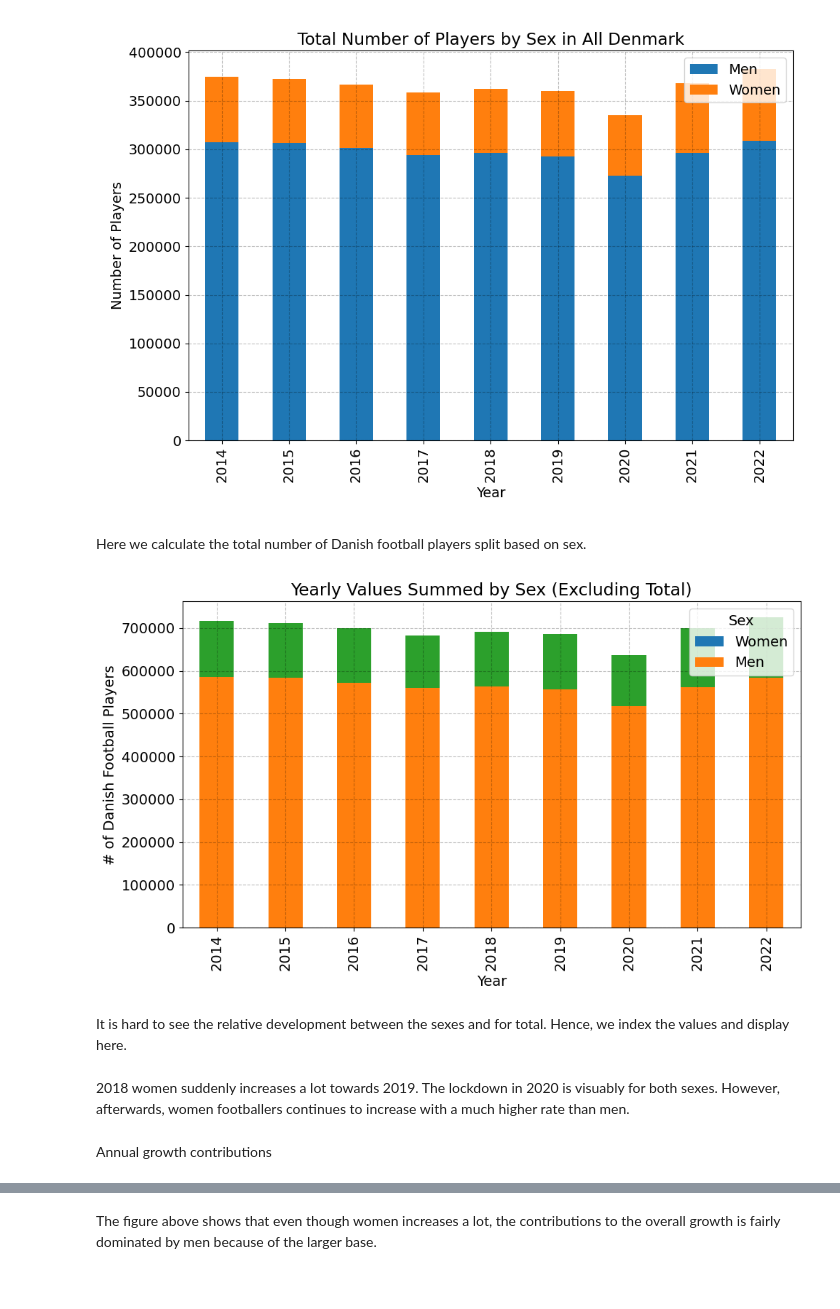
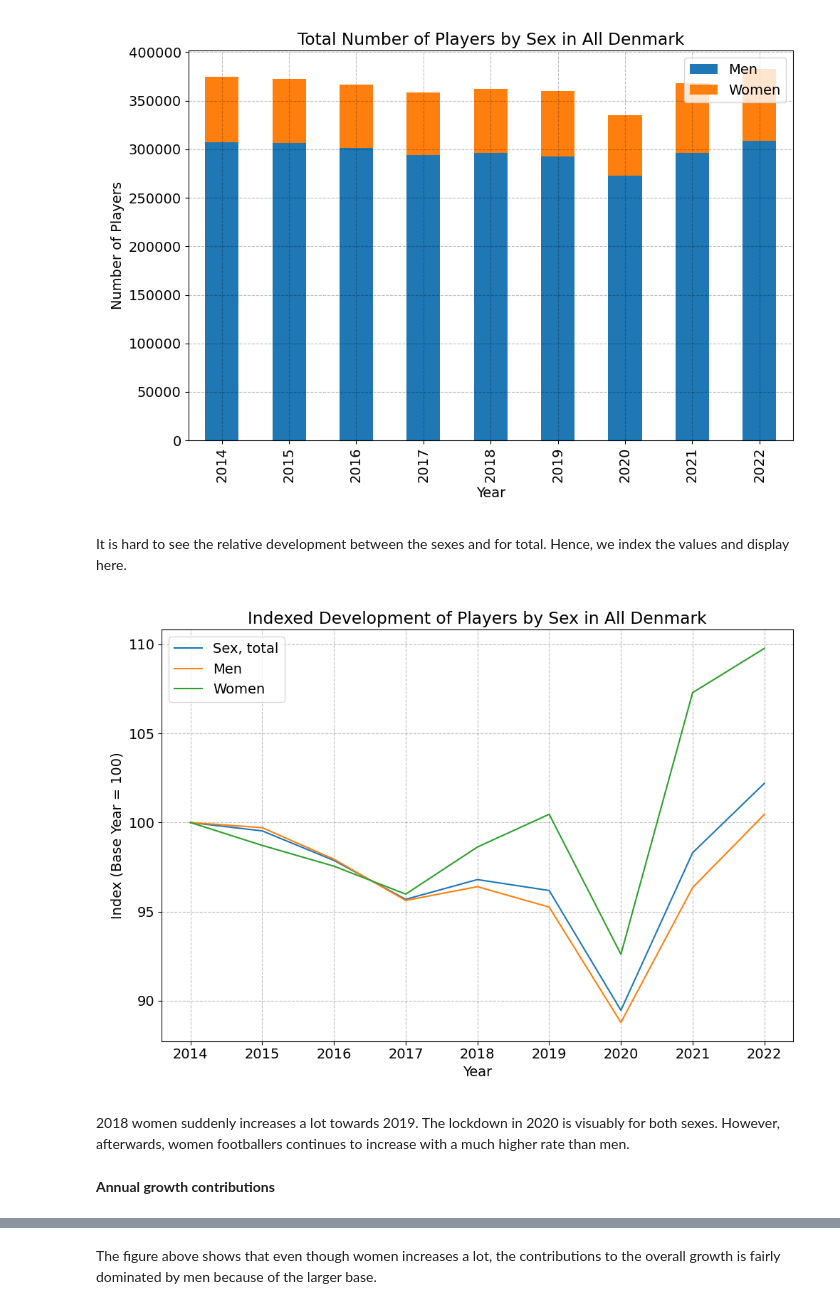
Before and after one commit to NumEconCopenhagen/projects-2024-econtechvets, a Jupyter notebook: dataproject/dataproject.ipynb, the cells around one changed output, grey strips where cells are left out. Saved outputs shown, nothing was run; the diff lists cells and outputs as text; code cells hidden in the pictures.

```diff
--- a/dataproject/dataproject.ipynb
+++ b/dataproject/dataproject.ipynb
@@ -227,24 +198,5 @@ total_players_dk(merged_df)
 Image(filename='stacked_bar_chart.png')
 # %% [output]
 [figure]
-# %% [markdown]
-Here we calculate the total number of Danish football players split based on sex.
-# %%
-# Filtering out 'Sex, total' from the dataset
-idrakt_stackedbar = merged_df[merged_df['sex'] != 'Sex, total']
-
-# Grouping by 'year' and 'sex', then summing the values
-grouped_idrakt_stackedbar = idrakt_stackedbar.groupby(['year', 'sex'])['players'].sum().unstack()
-
-# Plotting the stacked bar chart
-grouped_idrakt_stackedbar.plot(kind='bar', stacked=True, figsize=(10, 6))
-plt.title('Yearly Values Summed by Sex (Excluding Total)')
-plt.xlabel('Year')
-plt.ylabel('# of Danish Football Players')
-plt.legend(labels=['Women', 'Men'], title='Sex')
-plt.tight_layout()
-plt.show()
-# %% [output]
-[figure, removed]
 # %% [markdown]
 It is hard to see the relative development between the sexes and for total. Hence, we index the values and display here.
@@ -270,5 +203,12 @@ plt.show()
+# %%
+# Assuming df is your DataFrame and you call this function in your Jupyter Notebook
+from dataproject import index_players_dk
+index_players_dk(merged_df)
+Image(filename='indexed_players_chart.png')
+# %% [output]
+[figure, added]
 # %% [markdown]
 2018 women suddenly increases a lot towards 2019. The lockdown in 2020 is visuably for both sexes. However, afterwards, women footballers continues to increase with a much higher rate than men.
 # %% [markdown]
-Annual growth contributions
+**Annual growth contributions**
 # %%
```
Also changed, not shown: parts of 7 cells of this notebook, 3 other files.
